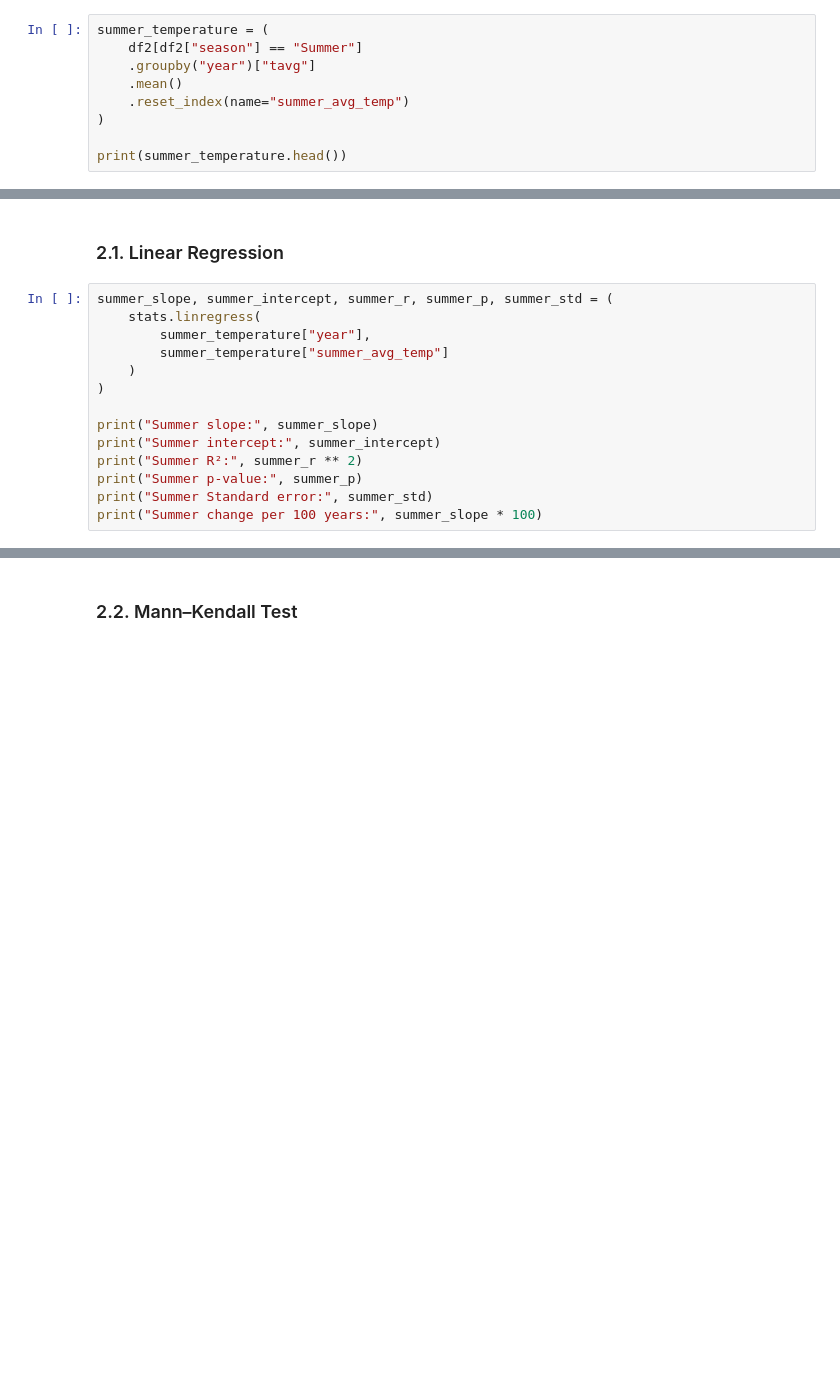
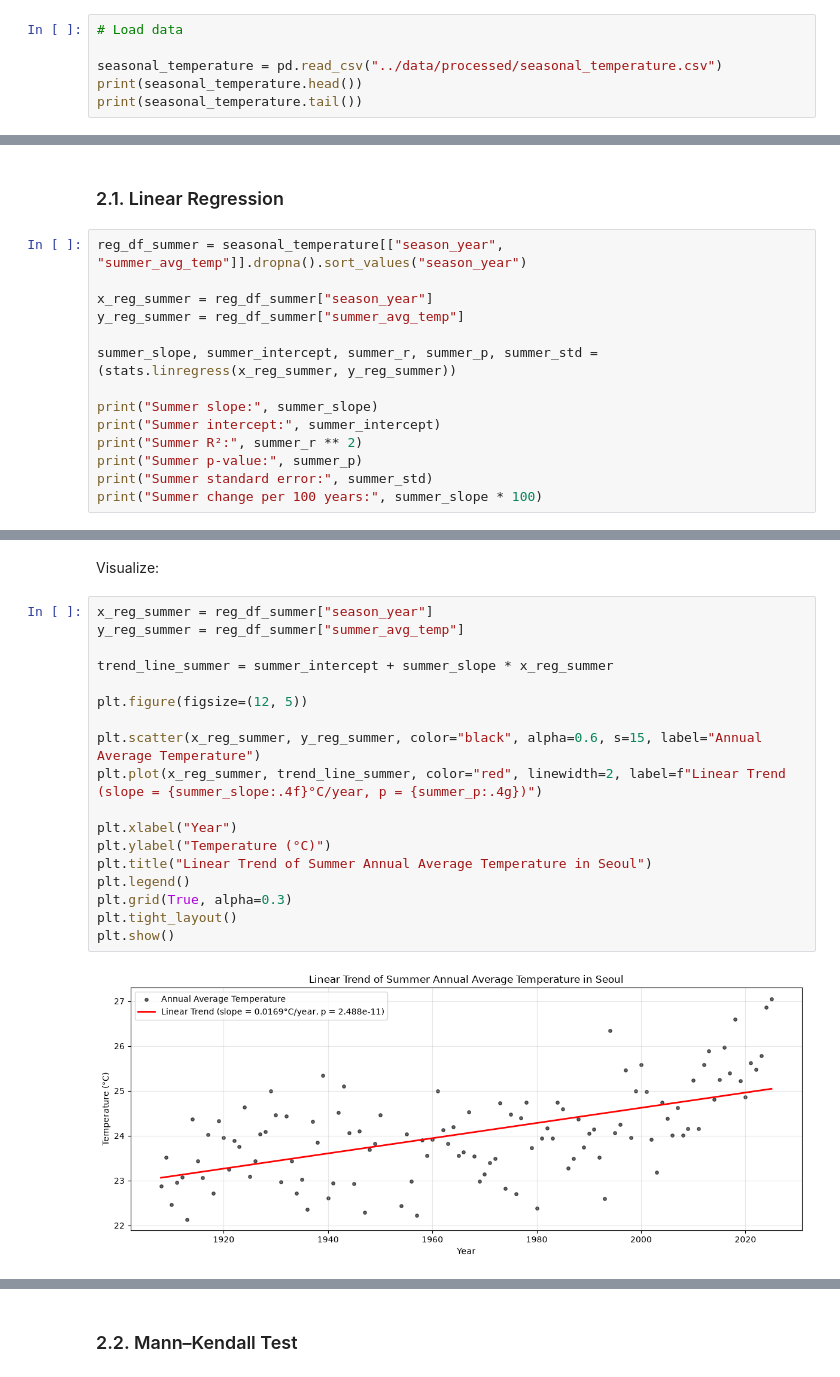
Before and after one commit to freepoincare/time-series-data-analysis, a Jupyter notebook: notebooks/3_trend_analysis.ipynb, the cells around one changed output, grey strips where cells are left out. Drawn from its saved outputs; the diff is of its cells as text; blank space fills up the shorter version.

```diff
--- a/notebooks/3_trend_analysis.ipynb
+++ b/notebooks/3_trend_analysis.ipynb
@@ -219,12 +236,9 @@ Sen's slope: 0.0273224043715847
 # %% [markdown]
 ## 2. Summer temperature
 # %%
-summer_temperature = (
-    df2[df2["season"] == "Summer"]
-    .groupby("year")["tavg"]
-    .mean()
-    .reset_index(name="summer_avg_temp")
-)
+# Load data
 
-print(summer_temperature.head())
+seasonal_temperature = pd.read_csv("../data/processed/seasonal_temperature.csv")
+print(seasonal_temperature.head())
+print(seasonal_temperature.tail())
 # %% [output]
@@ -237,17 +257,17 @@ print(summer_temperature.head())
 # %% [markdown]
 ### 2.1. Linear Regression
 # %%
-summer_slope, summer_intercept, summer_r, summer_p, summer_std = (
-    stats.linregress(
-        summer_temperature["year"],
-        summer_temperature["summer_avg_temp"]
-    )
-)
+reg_df_summer = seasonal_temperature[["season_year", "summer_avg_temp"]].dropna().sort_values("season_year")
+
+x_reg_summer = reg_df_summer["season_year"]
+y_reg_summer = reg_df_summer["summer_avg_temp"]
+
+summer_slope, summer_intercept, summer_r, summer_p, summer_std = (stats.linregress(x_reg_summer, y_reg_summer))
 
 print("Summer slope:", summer_slope)
 print("Summer intercept:", summer_intercept)
 print("Summer R²:", summer_r ** 2)
 print("Summer p-value:", summer_p)
-print("Summer Standard error:", summer_std)
+print("Summer standard error:", summer_std)
 print("Summer change per 100 years:", summer_slope * 100)
 # %% [output]
@@ -261,0 +283,22 @@ Summer change per 100 years: 1.7474566931785083
+# %% [markdown]
+Visualize:
+# %%
+x_reg_summer = reg_df_summer["season_year"]
+y_reg_summer = reg_df_summer["summer_avg_temp"]
+
+trend_line_summer = summer_intercept + summer_slope * x_reg_summer
+
+plt.figure(figsize=(12, 5))
+
+plt.scatter(x_reg_summer, y_reg_summer, color="black", alpha=0.6, s=15, label="Annual Average Temperature")
+plt.plot(x_reg_summer, trend_line_summer, color="red", linewidth=2, label=f"Linear Trend (slope = {summer_slope:.4f}°C/year, p = {summer_p:.4g})")
+
+plt.xlabel("Year")
+plt.ylabel("Temperature (°C)")
+plt.title("Linear Trend of Summer Annual Average Temperature in Seoul")
+plt.legend()
+plt.grid(True, alpha=0.3)
+plt.tight_layout()
+plt.show()
+# %% [output]
+[figure, added]
```
Also changed, not shown: parts of 41 cells of this notebook, 1 other file.
